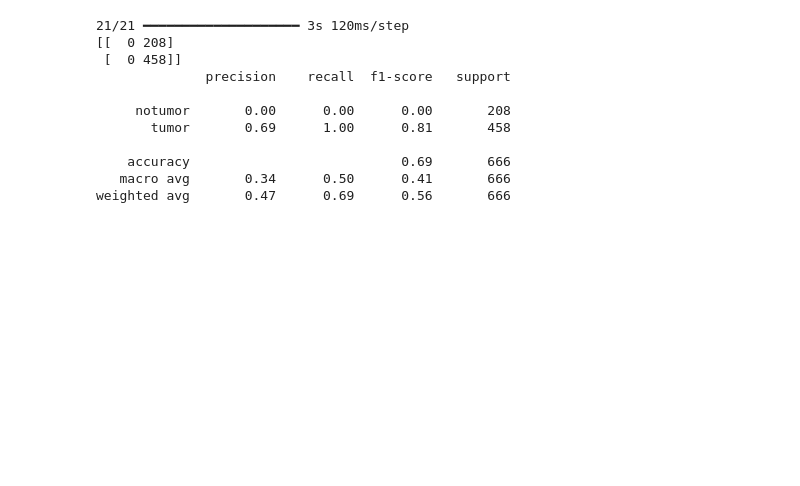
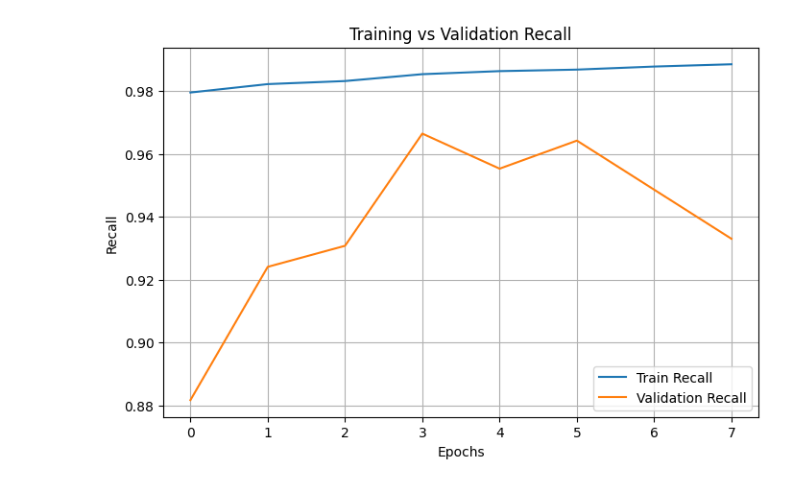
Before and after one commit to SOHAM-THUMMAR/Brain-Tumor-Detection-Model-using-Keras, a Jupyter notebook: main.ipynb, the cells around one changed output. Saved outputs shown, nothing was run; the diff lists cells and outputs as text; code cells hidden in the pictures; blank space fills up the shorter version.

```diff
--- a/main.ipynb
+++ b/main.ipynb
@@ -189,6 +123,9 @@ Epoch 5: early stopping
 # %%
-#model interpreatation
-
-h = hs.history
-h.keys()
+history = model.fit(
+    trainingData,
+    epochs=30,
+    validation_data=validationData,
+    callbacks=[es, mc],
+    class_weight=class_weight
+)
 # %% [output]
@@ -223,27 +183,12 @@ ValueError: too many values to unpack (expected 2)
 # %%
-import numpy as np
-from sklearn.metrics import confusion_matrix, classification_report
-
-y_true = testingData.classes
-
-y_pred_prob = model.predict(testingData)   # shape: (N, 1)
-y_pred = (y_pred_prob >= 0.5).astype(int).ravel()
-
-print(confusion_matrix(y_true, y_pred))
-print(classification_report(
-    y_true,
-    y_pred,
-    target_names=testingData.class_indices.keys()
-))
+plt.figure(figsize=(8,5))
+plt.plot(history.history['recall'], label='Train Recall')
+plt.plot(history.history['val_recall'], label='Validation Recall')
+plt.xlabel('Epochs')
+plt.ylabel('Recall')
+plt.title('Training vs Validation Recall')
+plt.legend()
+plt.grid(True)
+plt.show()
 # %% [output]
-21/21 ━━━━━━━━━━━━━━━━━━━━ 3s 120ms/step
-[[  0 208]
- [  0 458]]
-              precision    recall  f1-score   support
-
-     notumor       0.00      0.00      0.00       208
-       tumor       0.69      1.00      0.81       458
-
-    accuracy                           0.69       666
-   macro avg       0.34      0.50      0.41       666
-weighted avg       0.47      0.69      0.56       666
+[figure, added]
```
Also changed, not shown: parts of 14 cells of this notebook, 1 other file.
